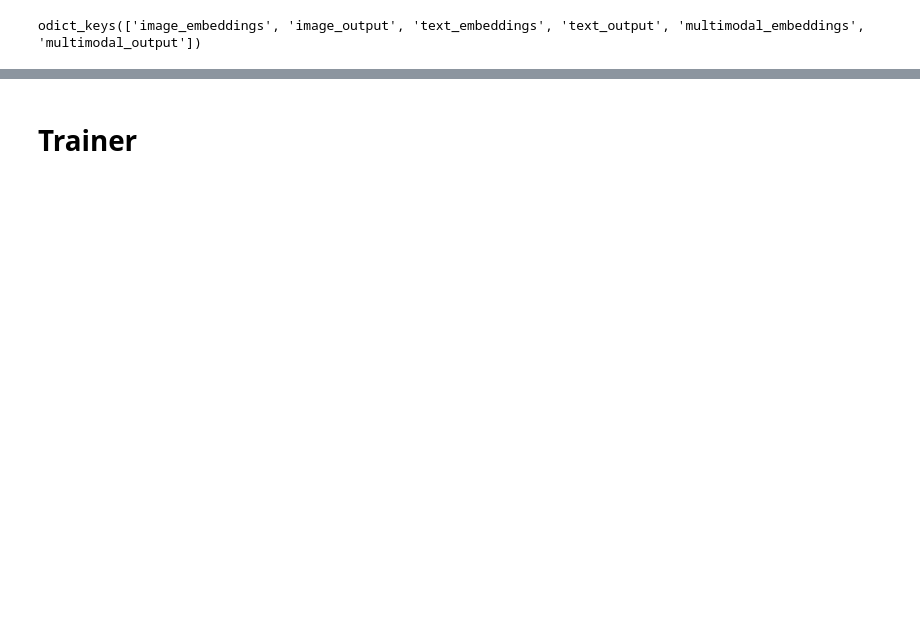
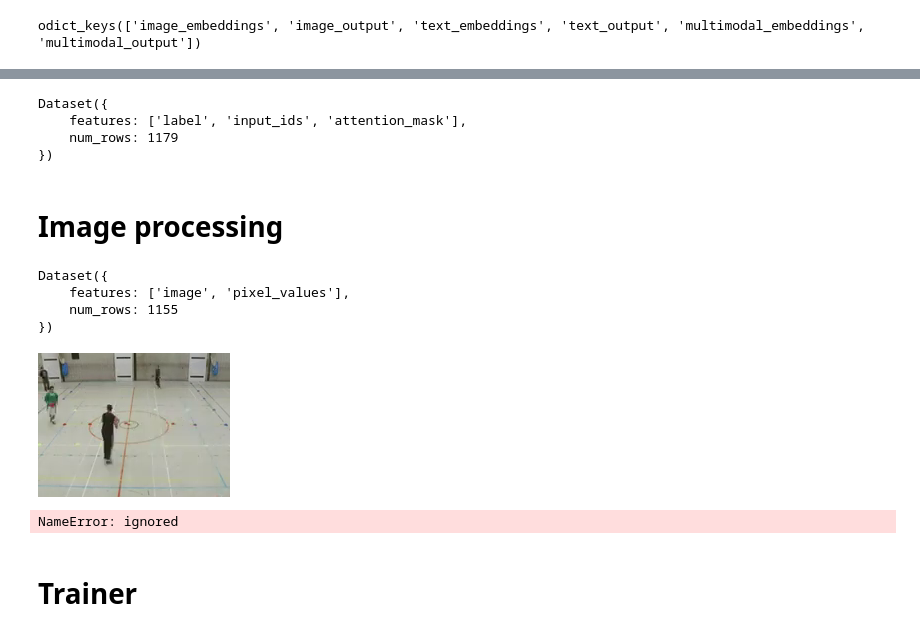
Before and after one commit to deep-learning-mit/staging, a Jupyter notebook: dev/scripts/model.ipynb, the cells around one changed output, grey strips where cells are left out. Saved outputs shown, nothing was run; the diff lists cells and outputs as text; code cells hidden in the pictures; blank space fills up the shorter version.

```diff
--- a/dev/scripts/model.ipynb
+++ b/dev/scripts/model.ipynb
@@ -95,3 +205,11 @@ odict_keys(['image_embeddings', 'image_output', 'text_embeddings', 'text_output'
+# %%
+# processor = FlavaProcessor.from_pretrained("facebook/flava-full")
+# tokenizer = AutoTokenizer.from_pretrained('facebook/flava-full')
+
+processor = CLIPProcessor.from_pretrained("openai/clip-vit-base-patch32")
+tokenizer = CLIPTokenizer.from_pretrained("openai/clip-vit-base-patch32")
+
+bert_tokenizer = AutoTokenizer.from_pretrained('bert-base-uncased')
 # %%
 # generate encoded ds from jsonl
 
@@ -166,0 +290,47 @@ Dataset({
+# %%
+train_ds = data_util.jsonl2ds('../data/jsonl/sampled_hellaswag_train.jsonl')
+train_ds = train_ds.map(preprocess_data, batched=True,
+                        remove_columns=['ind', 'activity_label', 'ctx_a', 'ctx_b', 'ctx', 'split', 'split_type', 'endings', 'source_id', '__index_level_0__'])
+# train_ds.set_format('pytorch')
+
+split_ds = train_ds.train_test_split(test_size=0.2)
+train_ds, val_ds = split_ds['train'], split_ds['test']
+train_dl = DataLoader(train_ds, batch_size=batch_size, num_workers=10)
+val_dl = DataLoader(val_ds, batch_size=batch_size, num_workers=10)
+
+test_ds = data_util.jsonl2ds('../data/jsonl/sampled_hellaswag_val.jsonl')
+test_ds = test_ds.map(preprocess_data, batched=True,
+                      remove_columns=['ind', 'activity_label', 'ctx_a', 'ctx_b', 'ctx', 'split', 'split_type', 'endings', 'source_id'])
+
+print(train_ds)
+# %% [output]
+Dataset({
+    features: ['label', 'input_ids', 'attention_mask'],
+    num_rows: 1179
+})
+# %% [markdown]
+# Image processing
+# %%
+def transforms(examples):
+    # examples["pixel_values"] = [image.convert("RGB").resize((100,100)) for image in examples["image"]]
+    inputs = processor(images=examples['image'], return_tensors='pt', padding=True)
+    examples['pixel_values'] = inputs.pixel_values
+    return examples
+
+train_img_ds = load_dataset('imagefolder', data_dir='../data/hellaswag_images/hellaswag_train', split='train')
+train_img_ds = train_img_ds.map(transforms, batched=True)
+train_img_ds
+# %% [output]
+Dataset({
+    features: ['image', 'pixel_values'],
+    num_rows: 1155
+})
+# %%
+train_img_ds[0]['image']
+# %% [output]
+[figure, added]
+# %%
+inps = processor(images=image, return_tensors="pt", padding=True)
+inps.pixel_values.shape
+# %% [output]
+NameError: ignored
```
Also changed, not shown: parts of 39 cells of this notebook.
